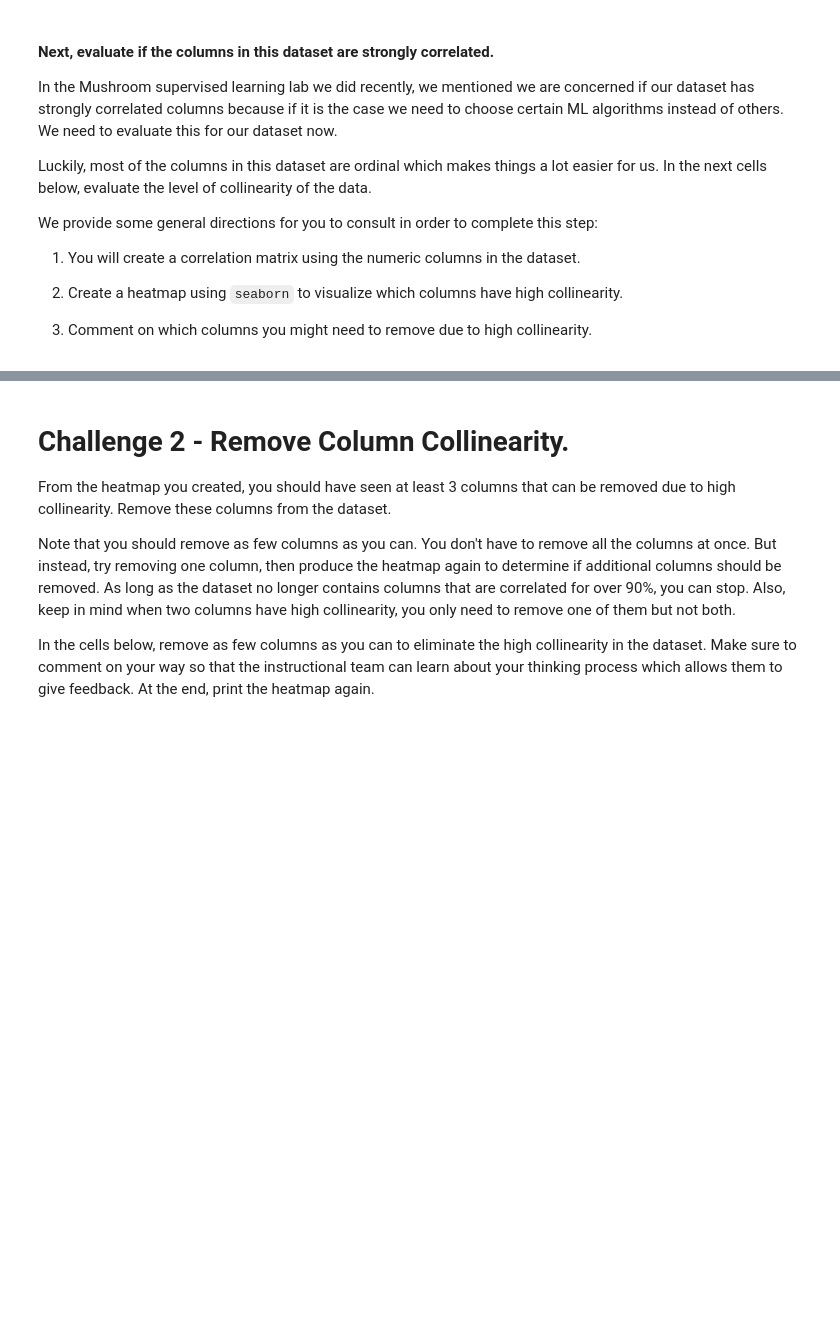
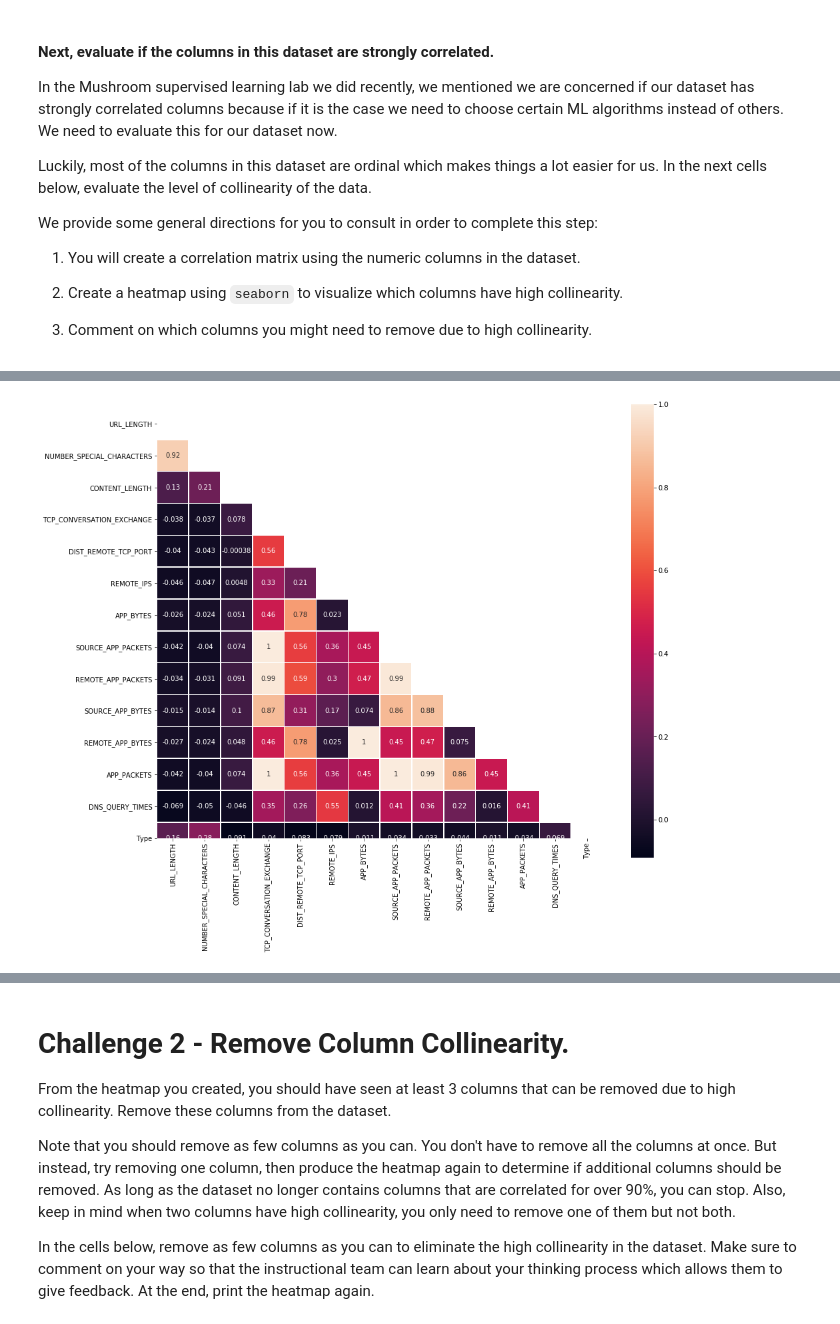
Before and after one commit to ta-data-lis/lab-supervised-learning, a Jupyter notebook: your-code/main.ipynb, the cells around one changed output, grey strips where cells are left out. Drawn from its saved outputs; the diff is of its cells as text; code cells hidden in the pictures; blank space fills up the shorter version.

```diff
--- a/your-code/main.ipynb
+++ b/your-code/main.ipynb
@@ -56,0 +110,5 @@ We provide some general directions for you to consult in order to complete this
+# %%
+#You will create a correlation matrix using the numeric columns in the dataset.
+
+aa = websites.corr()
+aa
@@ -56,0 +131,23 @@ We provide some general directions for you to consult in order to complete this
+# %%
+#Create a heatmap using seaborn to visualize which columns have high collinearity.
+
+import matplotlib.pyplot as plt
+import seaborn as sn
+
+#Set up mask for triangle representation
+mask = np.zeros_like(aa, dtype=np.bool)
+mask[np.triu_indices_from(mask)] = True
+
+# Set up the matplotlib figure
+f, ax = plt.subplots(figsize=(15, 25))
+
+# Generate a custom diverging colormap
+cmap = sn.diverging_palette(220, 10, as_cmap=True)
+
+# Draw the heatmap with the mask and correct aspect ratio
+sn.heatmap(aa, mask=mask,  vmax=1,
+            square=True, linewidths=.5, cbar_kws={"shrink": .5},annot = aa)
+
+plt.show()
+# %% [output]
+[figure, added]
```
Also changed, not shown: parts of 82 cells of this notebook.
